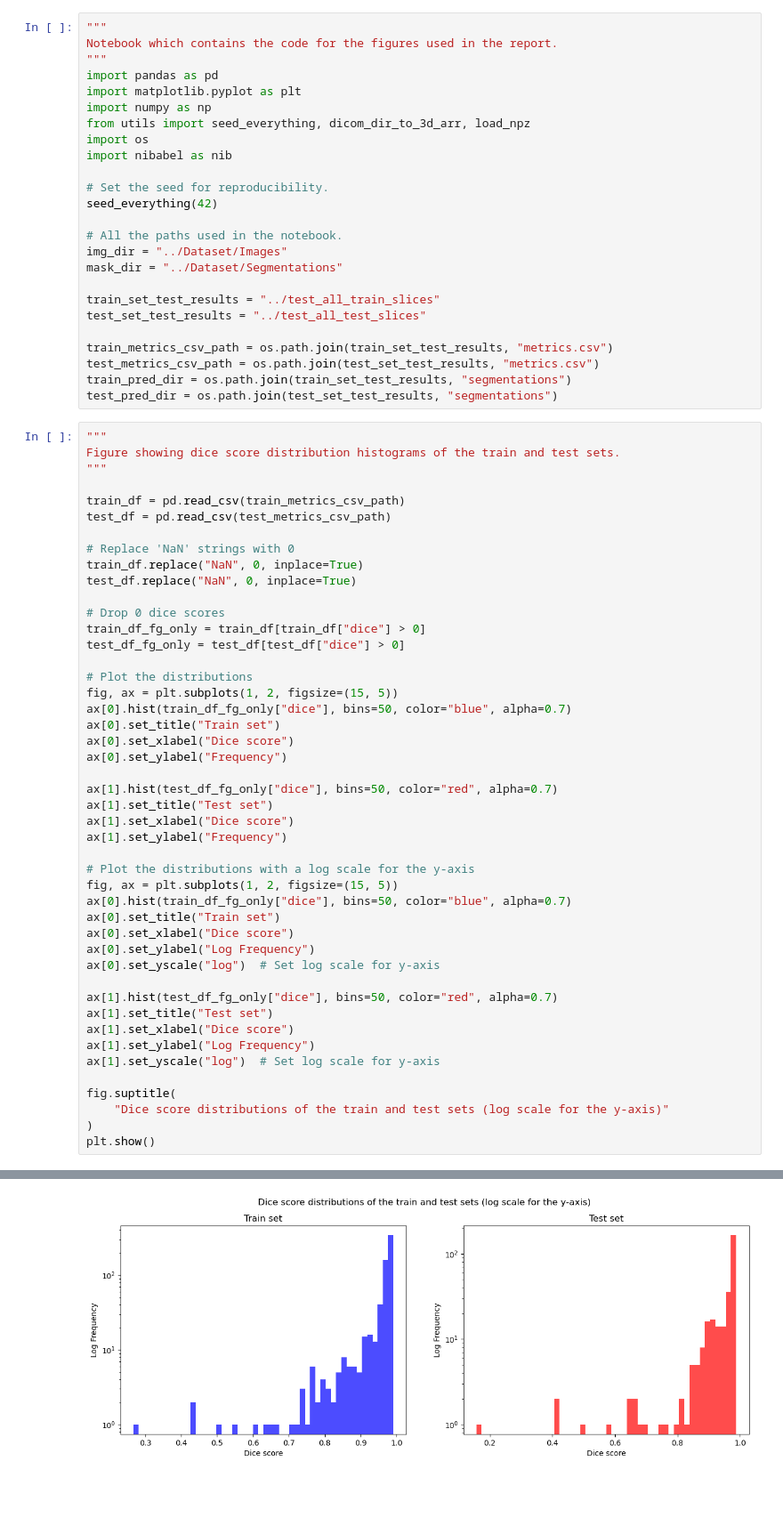
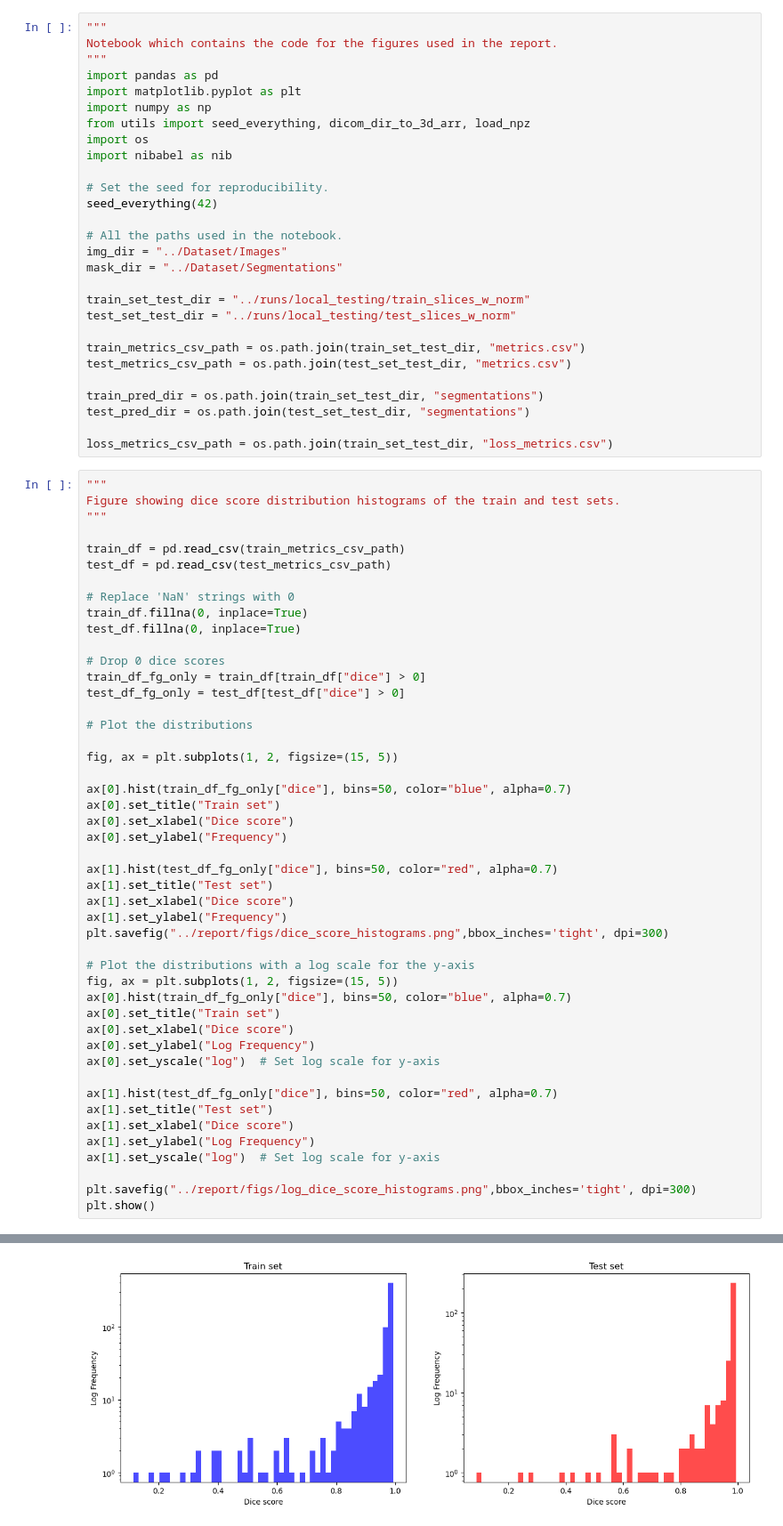
Before and after one commit to VishalJ99/mphil_medical_imaging_cw, a Jupyter notebook: src/figs.ipynb, the cells around one changed output, grey strips where cells are left out. Shown at 89% size. Saved outputs shown, nothing was run; the diff lists cells and outputs as text; blank space fills up the shorter version.

```diff
--- a/src/figs.ipynb
+++ b/src/figs.ipynb
@@ -16,13 +16,16 @@ seed_everything(42)
 img_dir = "../Dataset/Images"
 mask_dir = "../Dataset/Segmentations"
 
-train_set_test_results = "../test_all_train_slices"
-test_set_test_results = "../test_all_test_slices"
+train_set_test_dir = "../runs/local_testing/train_slices_w_norm"
+test_set_test_dir = "../runs/local_testing/test_slices_w_norm"
 
-train_metrics_csv_path = os.path.join(train_set_test_results, "metrics.csv")
-test_metrics_csv_path = os.path.join(test_set_test_results, "metrics.csv")
-train_pred_dir = os.path.join(train_set_test_results, "segmentations")
-test_pred_dir = os.path.join(test_set_test_results, "segmentations")
+train_metrics_csv_path = os.path.join(train_set_test_dir, "metrics.csv")
+test_metrics_csv_path = os.path.join(test_set_test_dir, "metrics.csv")
+
+train_pred_dir = os.path.join(train_set_test_dir, "segmentations")
+test_pred_dir = os.path.join(test_set_test_dir, "segmentations")
+
+loss_metrics_csv_path = os.path.join(train_set_test_dir, "loss_metrics.csv")
 # %%
 """
 Figure showing dice score distribution histograms of the train and test sets.
@@ -32,15 +35,17 @@ train_df = pd.read_csv(train_metrics_csv_path)
 test_df = pd.read_csv(test_metrics_csv_path)
 
 # Replace 'NaN' strings with 0
-train_df.replace("NaN", 0, inplace=True)
-test_df.replace("NaN", 0, inplace=True)
+train_df.fillna(0, inplace=True)
+test_df.fillna(0, inplace=True)
 
 # Drop 0 dice scores
 train_df_fg_only = train_df[train_df["dice"] > 0]
 test_df_fg_only = test_df[test_df["dice"] > 0]
 
 # Plot the distributions
+
 fig, ax = plt.subplots(1, 2, figsize=(15, 5))
+
 ax[0].hist(train_df_fg_only["dice"], bins=50, color="blue", alpha=0.7)
 ax[0].set_title("Train set")
 ax[0].set_xlabel("Dice score")
@@ -50,6 +55,7 @@ ax[1].hist(test_df_fg_only["dice"], bins=50, color="red", alpha=0.7)
 ax[1].set_title("Test set")
 ax[1].set_xlabel("Dice score")
 ax[1].set_ylabel("Frequency")
+plt.savefig("../report/figs/dice_score_histograms.png",bbox_inches='tight', dpi=300)
 
 # Plot the distributions with a log scale for the y-axis
 fig, ax = plt.subplots(1, 2, figsize=(15, 5))
@@ -65,8 +71,6 @@ ax[1].set_xlabel("Dice score")
 ax[1].set_ylabel("Log Frequency")
 ax[1].set_yscale("log")  # Set log scale for y-axis
 
-fig.suptitle(
-    "Dice score distributions of the train and test sets (log scale for the y-axis)"
-)
+plt.savefig("../report/figs/log_dice_score_histograms.png",bbox_inches='tight', dpi=300)
 plt.show()
 # %% [output]
@@ -74,4 +78,4 @@ plt.show()
-[figure, old version]
+[figure, new version]
 # %%
 """
 Figure showing dice score distribution boxplots of the train and test sets.
```
Also changed, not shown: parts of 11 cells of this notebook, 27 other files.
